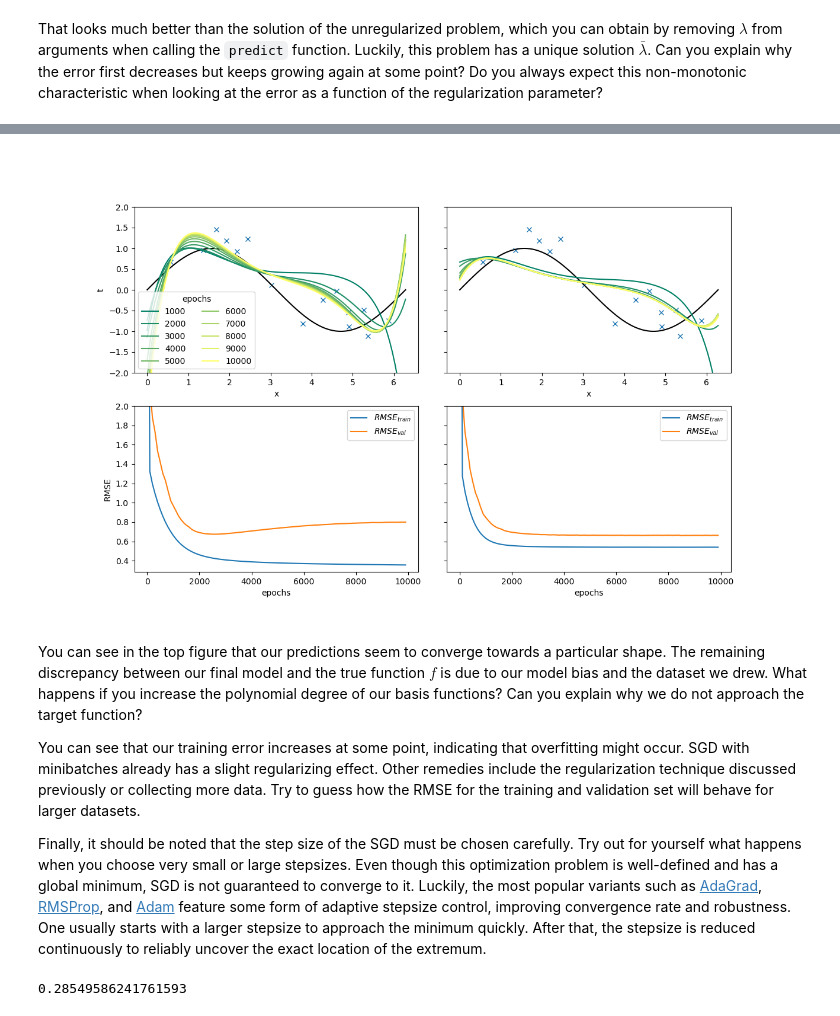
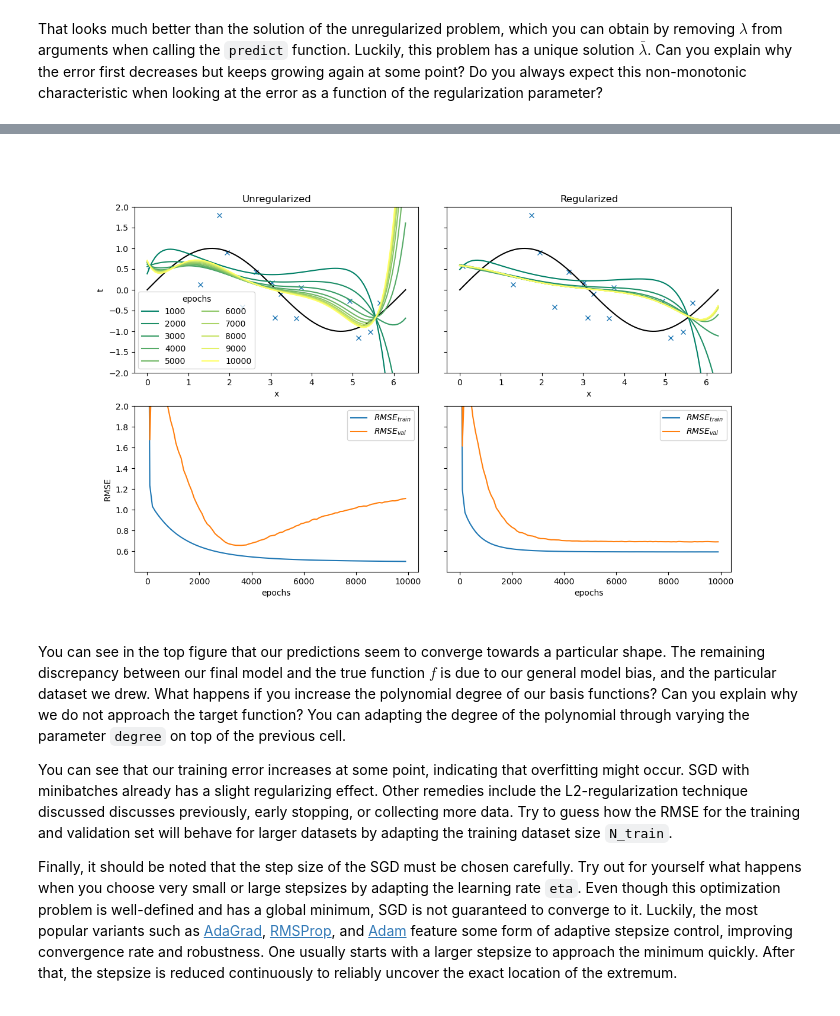
Before and after one commit to annepoot/mude, a Jupyter notebook: notebook_04_ridge-sgd.ipynb, the cells around one changed output, grey strips where cells are left out. Drawn from its saved outputs; the diff is of its cells as text; code cells hidden in the pictures.

```diff
--- a/notebook_04_ridge-sgd.ipynb
+++ b/notebook_04_ridge-sgd.ipynb
@@ -278,21 +286,23 @@ def get_gradient(x, t, w, basis, lam=0., **kwargs):
     return (- ( t - w @ Phi.T ) @ Phi + lam * w ) / len(t)
 # %%
 # set parameters
-np.random.seed(6)
 N, N_train = 500, 15
 degree = 8
-w = np.random.rand(degree+1)
-w_reg = w.copy()
 eta = 0.0001
 epochs = 10000
 epoch_plot = max(int(epochs/10),1)
 N_batch = 2
 
+# randomly init weights
+np.random.seed(6)
+w = np.random.rand(degree+1)
+w_reg = w.copy()
+
 # get colormap
 rgb = cm.get_cmap('summer')(np.linspace(0,1,10))[:, :3]
 
 # generate, scale, and partition data
-x, t = f_data(N=N)
+x, t = f_data(N= N + N_train)
 x_plot = np.linspace(0,2*np.pi,100)
 xscaler, tscaler = StandardScaler(), StandardScaler()
 x_sc, t_sc = xscaler.fit_transform(x[:,None]), tscaler.fit_transform(t[:,None])
@@ -313,8 +323,9 @@ ax[0,0].plot(x_plot, f_truth(x_plot), 'k-'), ax[0,1].plot(x_plot, f_truth(x_plot
 ax[0,0].set_xlabel('x'), ax[0,1].set_xlabel('x'), ax[0,0].set_ylabel('t')
 ax[1,0].set_xlabel('epochs'), ax[1,1].set_xlabel('epochs'), ax[1,0].set_ylabel('RMSE')
 ax[0,0].set_ylim(-2,2), ax[0,1].set_ylim(-2,2)
+ax[0,0].set_title("Unregularized"), ax[0,1].set_title("Regularized")
 
-# init mse
+# init rmse
 rmse_train, rmse_train_reg = np.zeros(epochs), np.zeros(epochs)
 rmse_val, rmse_val_reg = np.zeros(epochs), np.zeros(epochs)
 
@@ -335,52 +346,49 @@ for i in range(epochs):
     t_pred_train     = w     @ Phi_train.T
     t_pred_train_reg = w_reg @ Phi_train.T
     t_pred_val       = w     @ Phi_val.T
     t_pred_val_reg   = w_reg @ Phi_val.T
 
-    # compute mse
+    # compute rmse
     rmse_train[i]     = np.sqrt(sum((tscaler.inverse_transform(t_train[:,None])
                                      - tscaler.inverse_transform(t_pred_train[:,None]))**2) / len(t_train))
     rmse_train_reg[i] = np.sqrt(sum((tscaler.inverse_transform(t_train[:,None])
                                      - tscaler.inverse_transform(t_pred_train_reg[:,None]))**2) / len(t_train))
     rmse_val[i]       = np.sqrt(sum((tscaler.inverse_transform(t_val[:,None])
                                      - tscaler.inverse_transform(t_pred_val[:,None]))**2) / len(t_val))
     rmse_val_reg[i]   = np.sqrt(sum((tscaler.inverse_transform(t_val[:,None])
                                      - tscaler.inverse_transform(t_pred_val_reg[:,None]))**2) / len(t_val))
 
-    # plot some of the iterations to see progression of solution
+    # plot some of the iterations to see progression of our model
     if ((i+1) % epoch_plot==0):
         t_plot     = w     @ Phi_plot.T
         t_plot_reg = w_reg @ Phi_plot.T
         ax[0,0].plot(x_plot, tscaler.inverse_transform(t_plot[:,None]).reshape(-1),
                      color=rgb[int(i/epoch_plot),:], label=r'{}'.format(i+1))
         ax[0,1].plot(x_plot, tscaler.inverse_transform(t_plot_reg[:,None]).reshape(-1),
                      color=rgb[int(i/epoch_plot),:], label=r'{}'.format(i+1))
 
 # put legend
 ax[0,0].legend(loc='lower left', ncol=2)
 ax[0,0].get_legend().set_title(r'epochs')
 
 # plot rmse
-ax[1,0].plot(np.arange(0,epochs,int(epochs/100)), rmse_train[::int(epochs/100)], label=r'$RMSE_{train}$')
-ax[1,0].plot(np.arange(0,epochs,int(epochs/100)), rmse_val[::int(epochs/100)], label=r'$RMSE_{val}$')
-ax[1,0].set_ylim(0.8*np.min(np.vstack((rmse_train[::int(epochs/100)], rmse_train_reg[::int(epochs/100)]))), 2)
-ax[1,1].plot(np.arange(0,epochs,int(epochs/100)), rmse_train_reg[::int(epochs/100)], label=r'$RMSE_{train}$')
-ax[1,1].plot(np.arange(0,epochs,int(epochs/100)), rmse_val_reg[::int(epochs/100)], label=r'$RMSE_{val}$')
+skip = 100
+ax[1,0].plot(np.arange(0,epochs,int(epochs/skip)), rmse_train[::int(epochs/skip)], label=r'$RMSE_{train}$')
+ax[1,0].plot(np.arange(0,epochs,int(epochs/skip)), rmse_val[::int(epochs/skip)], label=r'$RMSE_{val}$')
+ax[1,0].set_ylim(0.8*np.min(np.vstack((rmse_train[::int(epochs/skip)], rmse_train_reg[::int(epochs/skip)]))), 2)
+ax[1,1].plot(np.arange(0,epochs,int(epochs/skip)), rmse_train_reg[::int(epochs/skip)], label=r'$RMSE_{train}$')
+ax[1,1].plot(np.arange(0,epochs,int(epochs/skip)), rmse_val_reg[::int(epochs/skip)], label=r'$RMSE_{val}$')
 ax[1,0].legend(), ax[1,1].legend()
 plt.show()
 # %% [output]
-[figure, old version]
+[figure, new version]
 # %% [markdown]
-You can see in the top figure that our predictions seem to converge towards a particular shape. The remaining discrepancy between our final model and the true function $f$ is due to our model bias and the dataset we drew. What happens if you increase the polynomial degree of our basis functions? Can you explain why we do not approach the target function?
+You can see in the top figure that our predictions seem to converge towards a particular shape. The remaining discrepancy between our final model and the true function $f$ is due to our general model bias, and the particular dataset we drew. What happens if you increase the polynomial degree of our basis functions? Can you explain why we do not approach the target function? You can adapting the degree of the polynomial through varying the parameter `degree` on top of the previous cell.
 
-You can see that our training error increases at some point, indicating that overfitting might occur. SGD with minibatches already has a slight regularizing effect. Other remedies include the regularization technique discussed previously or collecting more data. Try to guess how the RMSE for the training and validation set will behave for larger datasets.
+You can see that our training error increases at some point, indicating that overfitting might occur. SGD with minibatches already has a slight regularizing effect. Other remedies include the L2-regularization technique discussed discusses previously, early stopping, or collecting more data. Try to guess how the RMSE for the training and validation set will behave for larger datasets by adapting the training dataset size `N_train`.
 
-Finally, it should be noted that the step size of the SGD must be chosen carefully. Try out for yourself what happens when you choose very small or large stepsizes. Even though this optimization problem is well-defined and has a global minimum, SGD is not guaranteed to converge to it. Luckily, the most popular variants such as [AdaGrad][1], [RMSProp][2], and [Adam][3] feature some form of adaptive stepsize control, improving convergence rate and robustness. One usually starts with a larger stepsize to approach the minimum quickly. After that, the stepsize is reduced continuously to reliably uncover the exact location of the extremum.
+Finally, it should be noted that the step size of the SGD must be chosen carefully. Try out for yourself what happens when you choose very small or large stepsizes by adapting the learning rate `eta`. Even though this optimization problem is well-defined and has a global minimum, SGD is not guaranteed to converge to it. Luckily, the most popular variants such as [AdaGrad][1], [RMSProp][2], and [Adam][3] feature some form of adaptive stepsize control, improving convergence rate and robustness. One usually starts with a larger stepsize to approach the minimum quickly. After that, the stepsize is reduced continuously to reliably uncover the exact location of the extremum.
 
 [1]: https://jmlr.org/papers/volume12/duchi11a/duchi11a.pdf
 [2]: http://www.cs.toronto.edu/~tijmen/csc321/slides/lecture_slides_lec6.pdf
 [3]: https://arxiv.org/abs/1412.6980
-# %%
-0.8*np.min(np.vstack((rmse_train[::int(epochs/100)], rmse_train_reg[::int(epochs/100)])))
-# %% [output]
-0.28549586241761593
```
Also changed, not shown: parts of 4 cells of this notebook.
